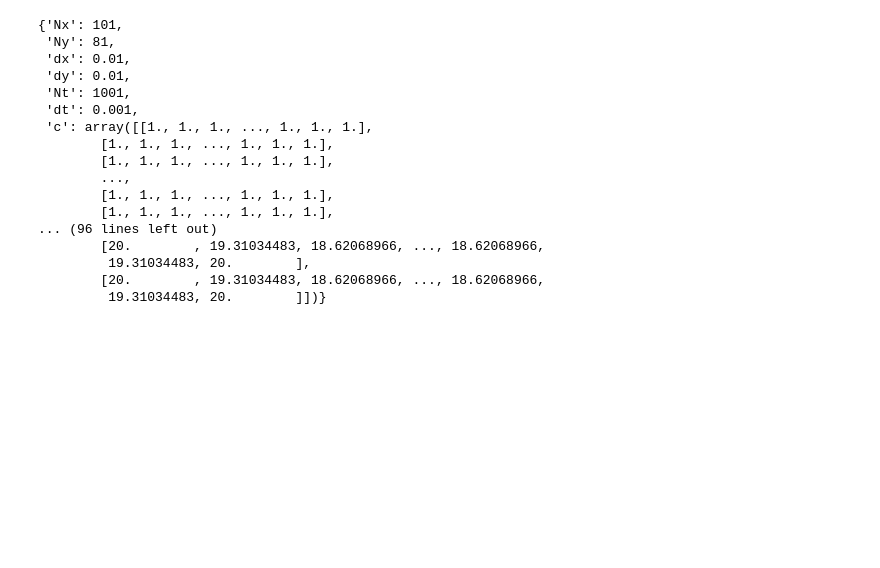
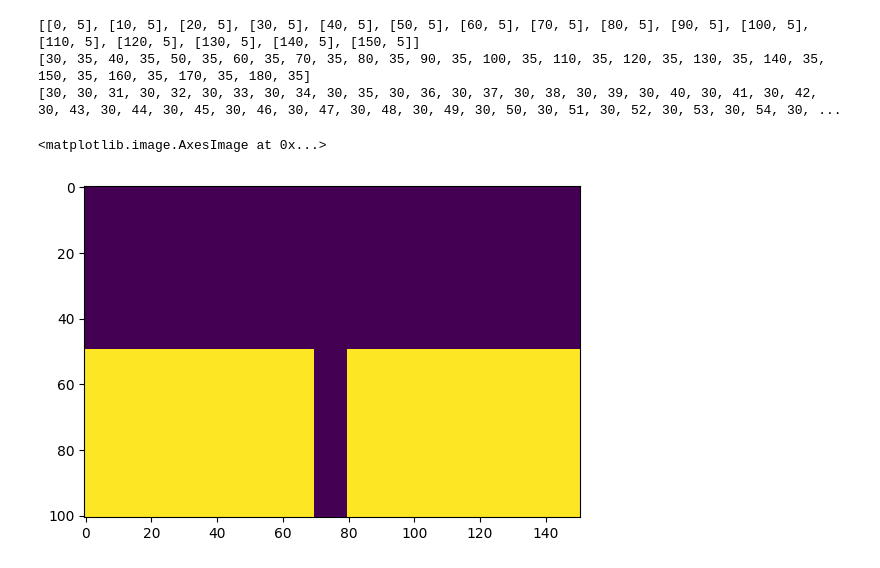
Before and after one commit to zzar43/SeisImaging, a Jupyter notebook: main.ipynb, the cells around one changed output. Drawn from its saved outputs; the diff is of its cells as text; code cells hidden in the pictures; blank space fills up the shorter version.

```diff
--- a/main.ipynb
+++ b/main.ipynb
@@ -32,23 +10,50 @@ model.writeModel()
-# %%
-model.__dict__
-# %% [output]
-{'Nx': 101,
- 'Ny': 81,
- 'dx': 0.01,
- 'dy': 0.01,
- 'Nt': 1001,
- 'dt': 0.001,
- 'c': array([[1., 1., 1., ..., 1., 1., 1.],
-        [1., 1., 1., ..., 1., 1., 1.],
-        [1., 1., 1., ..., 1., 1., 1.],
-        ...,
-        [1., 1., 1., ..., 1., 1., 1.],
-        [1., 1., 1., ..., 1., 1., 1.],
-... (96 lines left out)
-        [20.        , 19.31034483, 18.62068966, ..., 18.62068966,
-         19.31034483, 20.        ],
-        [20.        , 19.31034483, 18.62068966, ..., 18.62068966,
-         19.31034483, 20.        ]])}
+# %%
+Nx = 151
+Ny = 101
+Nt = 2001
+dt = 0.001
+dx = 0.01
+dy = 0.01
+
+source_num = 16
+receiver_num = 151
+source_position = [[i*10,5] for i in range(source_num)]
+print(source_position)
+receiver_position = [[i,0] for i in range(receiver_num)]
+
+pml_len = 30
+pml_alpha = 20
+
+source_fre = 5
+source_center = 0.2
+
+m = Mesh(Nx, Ny, dx, dy)
+t = Time(Nt, dt)
+a = Acquisition(source_num, source_position,
+                receiver_num, receiver_position)
+
+c = np.ones([Nx, Ny])
+c[:70,50:] = 1.2
+c[80:,50:] = 1.2
+rho = np.ones([Nx, Ny])
+
+model = ModelPML(m, t, c, rho, a, pml_len, pml_alpha)
+model.WriteModel()
+
+s = SourceData()
+s.SetSource(source_num, Nt, dt, source_fre, source_center)
+s.WriteSource()
+
+print(model.source_position_pml)
+print(model.receiver_position_pml)
+
+plt.imshow(c.transpose())
+# %% [output]
+[[0, 5], [10, 5], [20, 5], [30, 5], [40, 5], [50, 5], [60, 5], [70, 5], [80, 5], [90, 5], [100, 5], [110, 5], [120, 5], [130, 5], [140, 5], [150, 5]]
+[30, 35, 40, 35, 50, 35, 60, 35, 70, 35, 80, 35, 90, 35, 100, 35, 110, 35, 120, 35, 130, 35, 140, 35, 150, 35, 160, 35, 170, 35, 180, 35]
+[30, 30, 31, 30, 32, 30, 33, 30, 34, 30, 35, 30, 36, 30, 37, 30, 38, 30, 39, 30, 40, 30, 41, 30, 42, 30, 43, 30, 44, 30, 45, 30, 46, 30, 47, 30, 48, 30, 49, 30, 50, 30, 51, 30, 52, 30, 53, 30, 54, 30, ...
+<matplotlib.image.AxesImage at 0x...>
+[figure, added]
 # %%
 # solver
 
```
Also changed, not shown: parts of 9 cells of this notebook, 11 other files.
